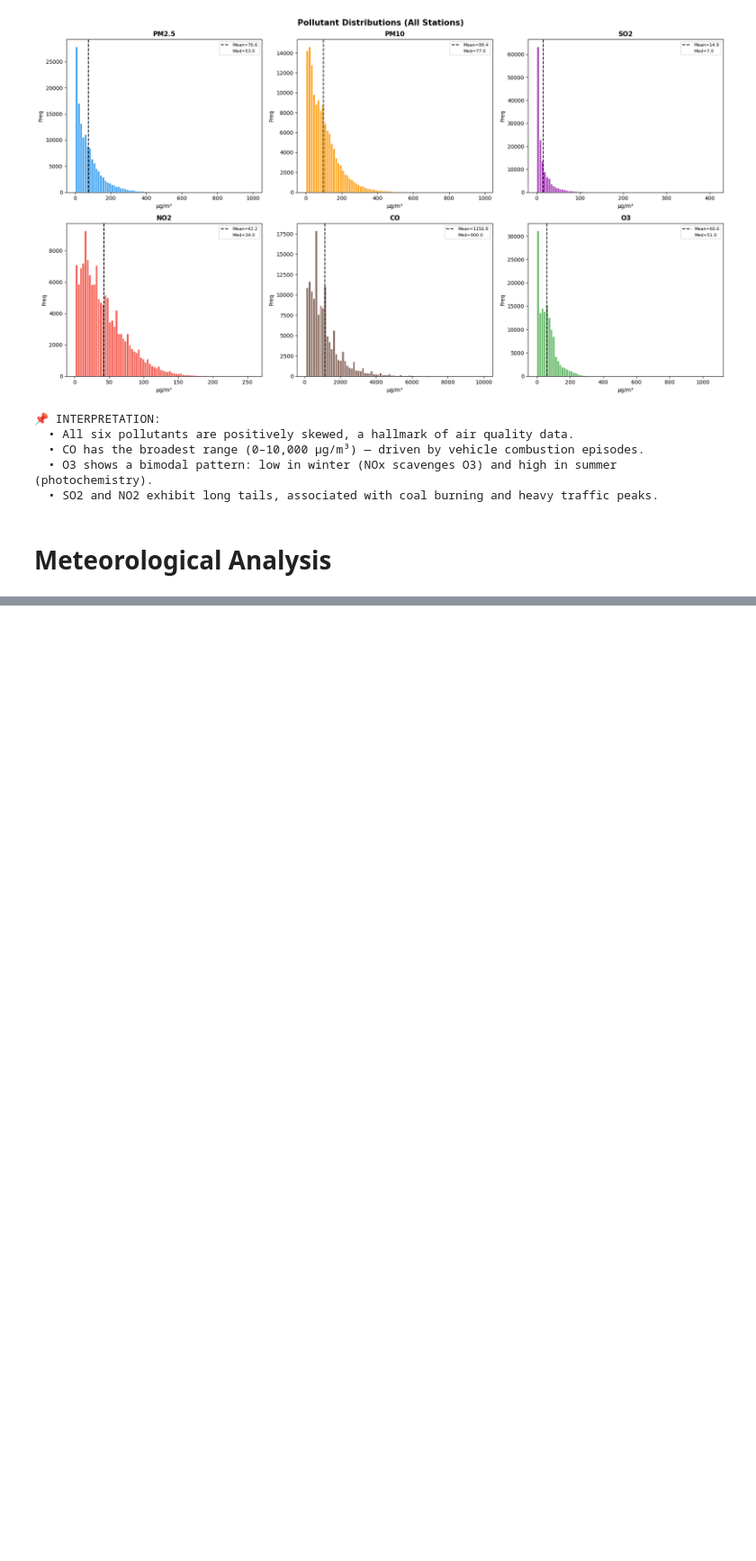
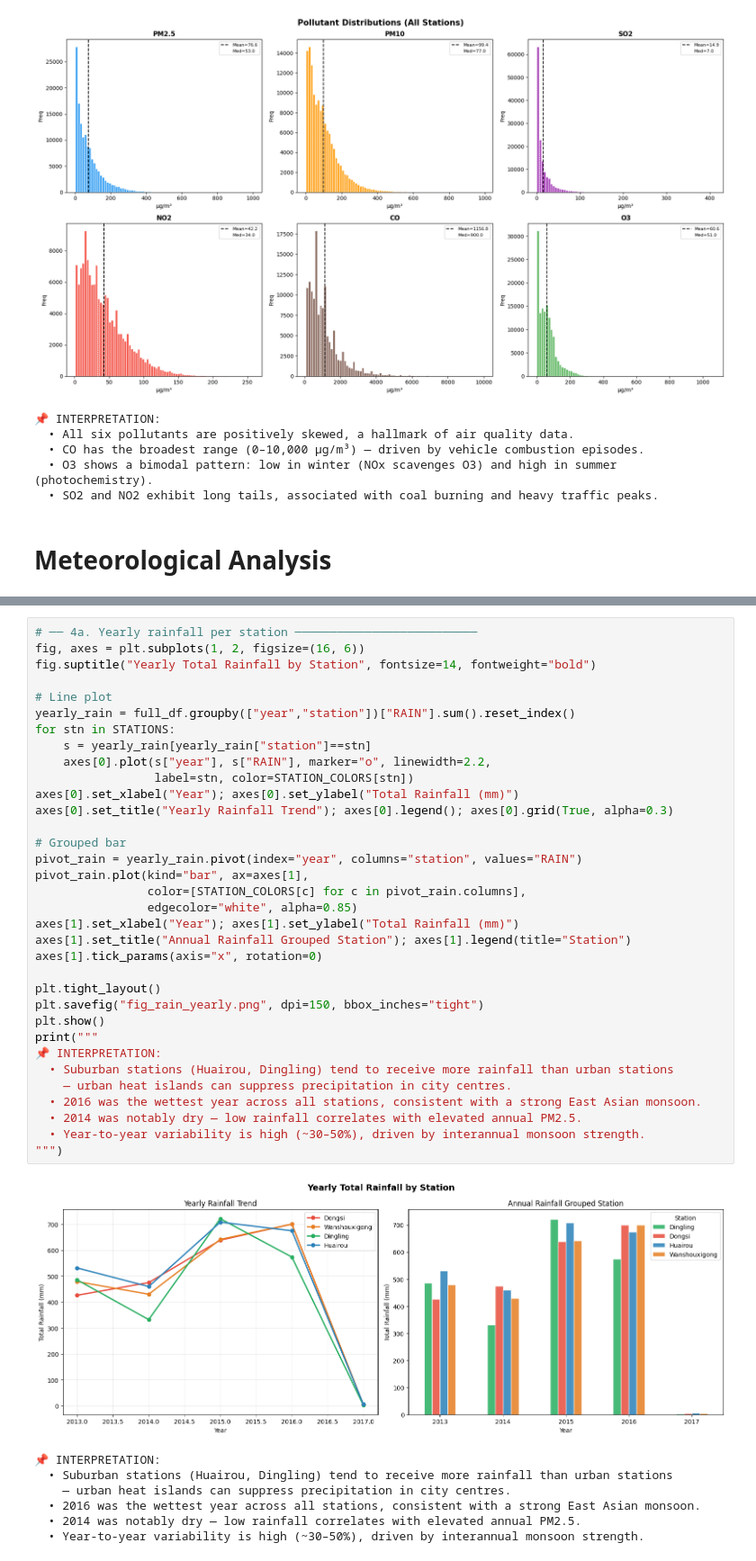
Before and after one commit to mairafaq08/assessment, a Jupyter notebook: Assesment_File.ipynb, the cells around one changed output, grey strips where cells are left out. Shown at 90% size. Saved outputs shown, nothing was run; the diff lists cells and outputs as text; blank space fills up the shorter version.

```diff
--- a/Assesment_File.ipynb
+++ b/Assesment_File.ipynb
@@ -896,0 +994,42 @@ print("""
+# %%
+# ── 4a. Yearly rainfall per station ──────────────────────────
+fig, axes = plt.subplots(1, 2, figsize=(16, 6))
+fig.suptitle("Yearly Total Rainfall by Station", fontsize=14, fontweight="bold")
+
+# Line plot
+yearly_rain = full_df.groupby(["year","station"])["RAIN"].sum().reset_index()
+for stn in STATIONS:
+    s = yearly_rain[yearly_rain["station"]==stn]
+    axes[0].plot(s["year"], s["RAIN"], marker="o", linewidth=2.2,
+                 label=stn, color=STATION_COLORS[stn])
+axes[0].set_xlabel("Year"); axes[0].set_ylabel("Total Rainfall (mm)")
+axes[0].set_title("Yearly Rainfall Trend"); axes[0].legend(); axes[0].grid(True, alpha=0.3)
+
+# Grouped bar
+pivot_rain = yearly_rain.pivot(index="year", columns="station", values="RAIN")
+pivot_rain.plot(kind="bar", ax=axes[1],
+                color=[STATION_COLORS[c] for c in pivot_rain.columns],
+                edgecolor="white", alpha=0.85)
+axes[1].set_xlabel("Year"); axes[1].set_ylabel("Total Rainfall (mm)")
+axes[1].set_title("Annual Rainfall Grouped Station"); axes[1].legend(title="Station")
+axes[1].tick_params(axis="x", rotation=0)
+
+plt.tight_layout()
+plt.savefig("fig_rain_yearly.png", dpi=150, bbox_inches="tight")
+plt.show()
+print("""
+📌 INTERPRETATION:
+  • Suburban stations (Huairou, Dingling) tend to receive more rainfall than urban stations
+    — urban heat islands can suppress precipitation in city centres.
+  • 2016 was the wettest year across all stations, consistent with a strong East Asian monsoon.
+  • 2014 was notably dry — low rainfall correlates with elevated annual PM2.5.
+  • Year-to-year variability is high (~30–50%), driven by interannual monsoon strength.
+""")
+# %% [output]
+[figure, added]
+📌 INTERPRETATION:
+  • Suburban stations (Huairou, Dingling) tend to receive more rainfall than urban stations
+    — urban heat islands can suppress precipitation in city centres.
+  • 2016 was the wettest year across all stations, consistent with a strong East Asian monsoon.
+  • 2014 was notably dry — low rainfall correlates with elevated annual PM2.5.
+  • Year-to-year variability is high (~30–50%), driven by interannual monsoon strength.
```
Also changed, not shown: parts of 13 cells of this notebook.
